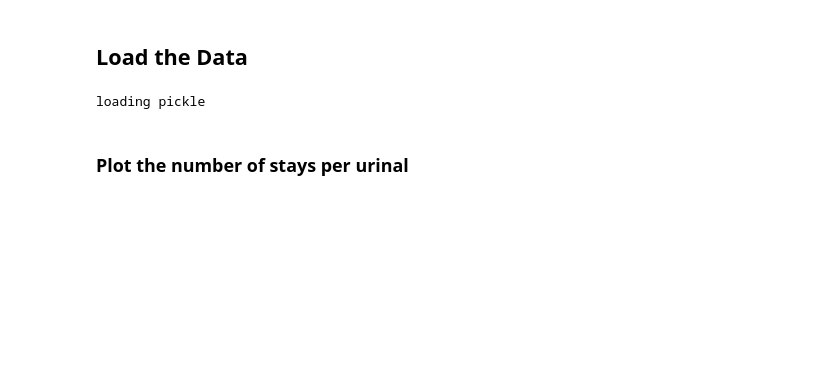
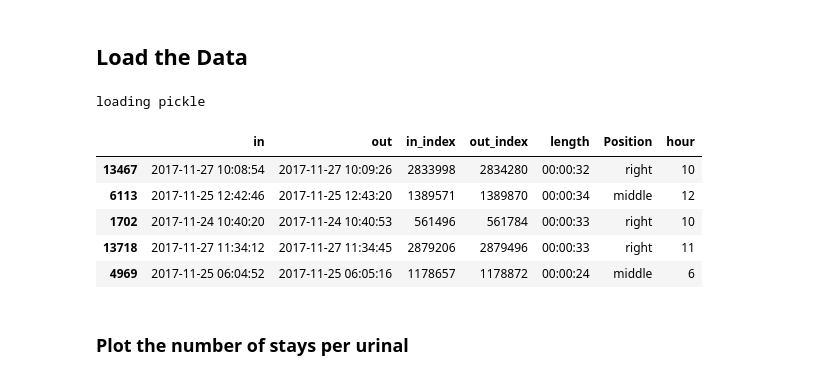
Before and after one commit to AidenRay/Urinal-Rules, a Jupyter notebook: 3 - Data Analysis.ipynb, the cells around one changed output. Saved outputs shown, nothing was run; the diff lists cells and outputs as text; code cells hidden in the pictures; blank space fills up the shorter version.

```diff
--- a/3 - Data Analysis.ipynb
+++ b/3 - Data Analysis.ipynb
@@ -38,7 +38,15 @@ loading pickle
 # %%
 left_stays = sorted_stays[sorted_stays["Position"] == "left"]
 middle_stays = sorted_stays[sorted_stays["Position"] == "middle"]
 right_stays = sorted_stays[sorted_stays["Position"] == "right"]
+sorted_stays.sample(5)
+# %% [output]
+|  | in | out | in_index | out_index | length | Position | hour |
+| 13467 | 2017-11-27 10:08:54 | 2017-11-27 10:09:26 | 2833998 | 2834280 | 00:00:32 | right | 10 |
+| 6113 | 2017-11-25 12:42:46 | 2017-11-25 12:43:20 | 1389571 | 1389870 | 00:00:34 | middle | 12 |
+| 1702 | 2017-11-24 10:40:20 | 2017-11-24 10:40:53 | 561496 | 561784 | 00:00:33 | right | 10 |
+| 13718 | 2017-11-27 11:34:12 | 2017-11-27 11:34:45 | 2879206 | 2879496 | 00:00:33 | right | 11 |
+| 4969 | 2017-11-25 06:04:52 | 2017-11-25 06:05:16 | 1178657 | 1178872 | 00:00:24 | middle | 6 |
 # %% [markdown]
 ### Plot the number of stays per urinal
 # %%
```
Also changed, not shown: parts of 21 cells of this notebook, 2 other files.
